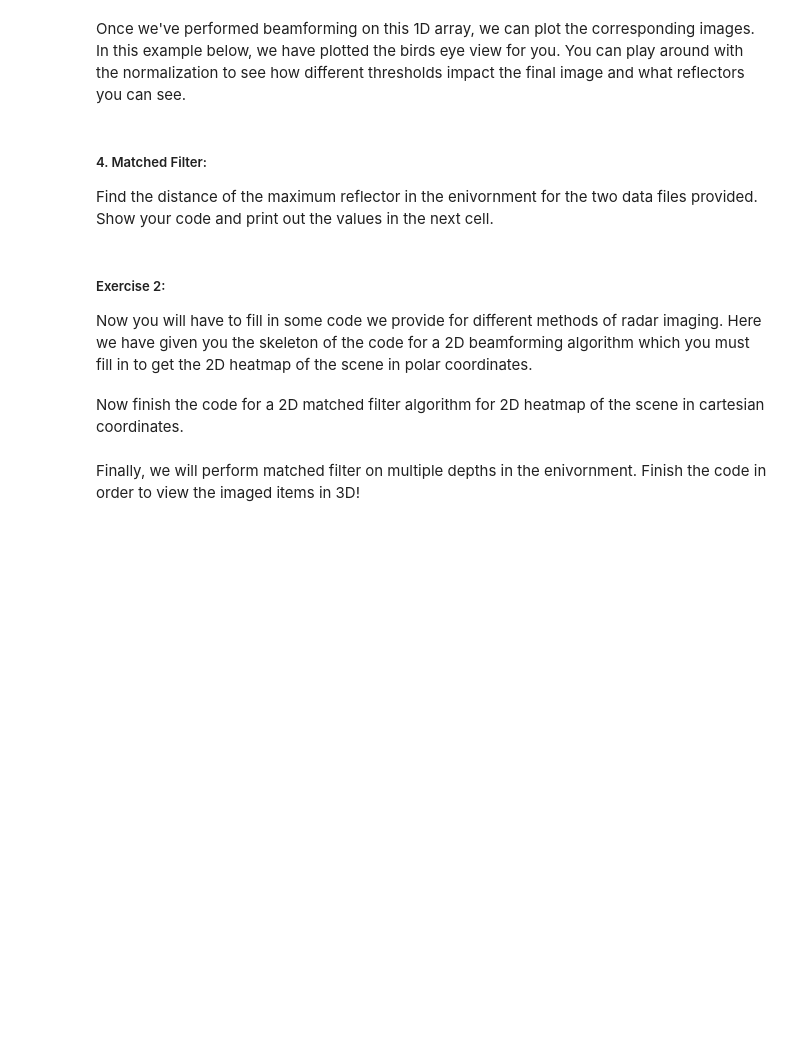
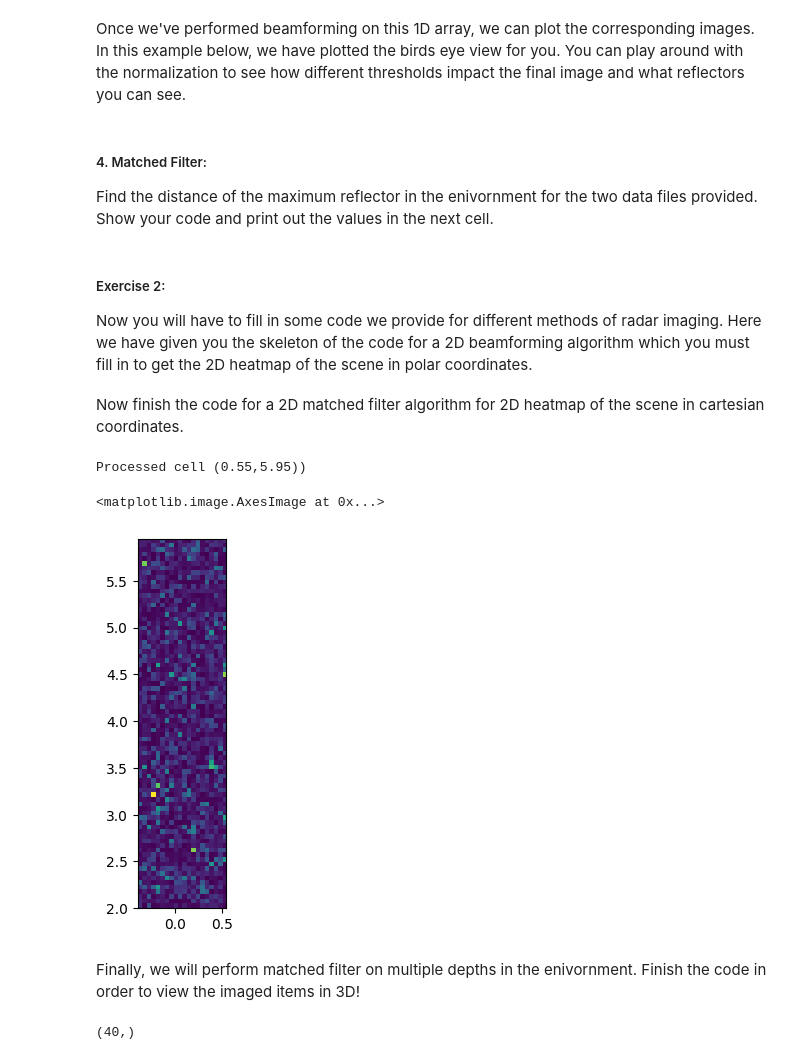
Before and after one commit to hailanzs/comm-proj-radar, a Jupyter notebook: exercise.ipynb, the cells around one changed output. Saved outputs shown, nothing was run; the diff lists cells and outputs as text; code cells hidden in the pictures; blank space fills up the shorter version.

```diff
--- a/exercise.ipynb
+++ b/exercise.ipynb
@@ -144,4 +202,48 @@ Now finish the code for a 2D matched filter algorithm for 2D heatmap of the scen
+# %%
+######## 1D Imaging in Cartesian #############
+
+X = np.squeeze(raw_data_hpf[:,num_z_stp//2,:,:,:])
+
+dlx = lm
+c = 2.9979
+fc_start =  773.704
+As_sci = 70.295e12
+adcSampleRate = 10e6
+
+num_x_cells = np.arange(-0.4,0.6,0.05)
+num_y_cells = np.arange(2,6,0.05)
+
+MF_output = np.zeros((len(num_x_cells),len(num_y_cells)),dtype=complex)
+
+for i,cell_x in enumerate(num_x_cells):
+    for j,cell_y in enumerate(num_y_cells):
+            for uu in np.arange(num_x_stp):
+                for i_rx in np.arange(4):
+                    x_radar_tx = uu * dlx
+                    x_radar_rx = uu * dlx + i_rx * lm / 2
+
+                    cell_dist = np.sqrt((x_radar_tx - cell_x)**2 + (cell_y)**2) + np.sqrt((cell_x - x_radar_rx)**2 + (cell_y)**2)
+                    cell_dist = cell_dist + 0.15 # account for range bias
+                    temp_tau = (cell_dist)/c
+                    temp_sig_phase = 2.0*np.pi*fc_start*temp_tau
+                    total_phase = temp_sig_phase + 2.0 * np.pi * As_sci * (np.arange(0,adc_samples) / adcSampleRate) * temp_tau
+                    temp_real = np.cos(total_phase)
+                    temp_imag = -np.sin(total_phase)
+                    MF_output[i,j] = MF_output[i,j] + np.sum((X[uu,i_rx,:] *  (temp_real + temp_imag*1j)),axis=(0))
+
+            print("Processed cell (%.2f,%.2f)" % (cell_x,cell_y), end='\r')
+# %% [output]
+Processed cell (0.55,5.95))
+# %%
+to_plot = MF_output**2
+plt.imshow(abs(to_plot.T), extent=[num_x_cells[0], num_x_cells[-1], num_y_cells[0], num_y_cells[-1]]) # this is giving the y axis in meters, and x axis in angles
+# %% [output]
+<matplotlib.image.AxesImage at 0x...>
+[figure, added]
 # %% [markdown]
 Finally, we will perform matched filter on multiple depths in the enivornment. Finish the code in order to view the imaged items in 3D!
 # %%
 ######## 3D Imaging in Polar #############
+num_y_cells.shape
+# %% [output]
+(40,)
```
Also changed, not shown: parts of 10 cells of this notebook.
